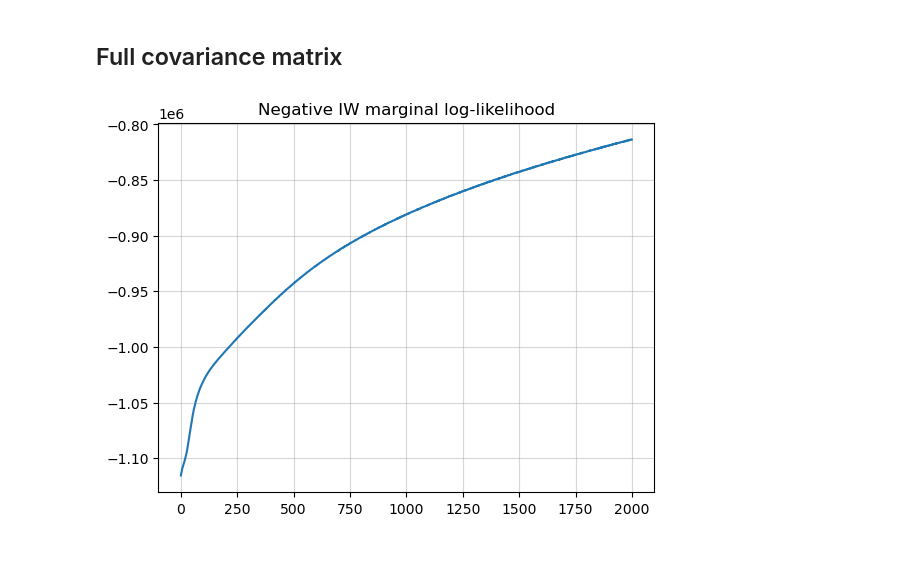
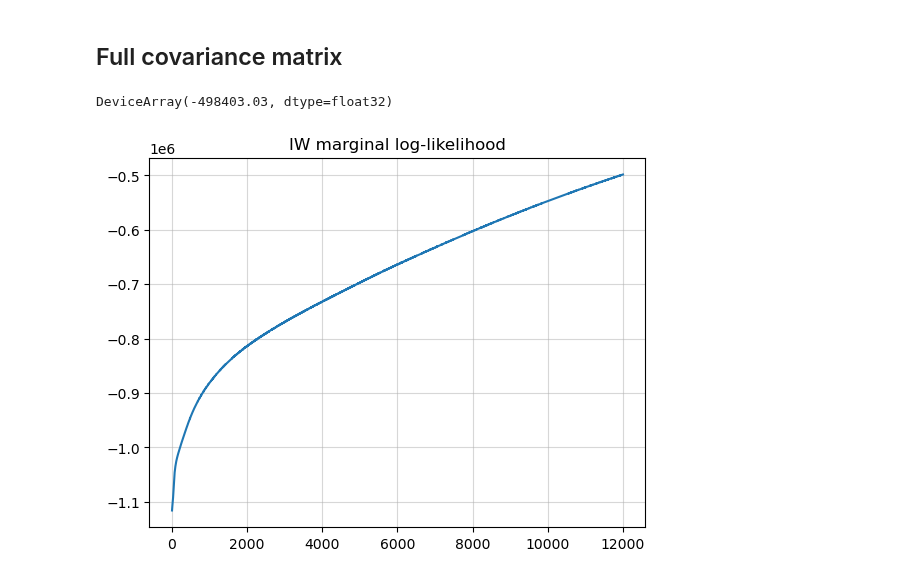
Before and after one commit to gerdm/hard-em-lvm, a Jupyter notebook: notebooks/vae-mnist.ipynb, the cells around one changed output. Saved outputs shown, nothing was run; the diff lists cells and outputs as text; code cells hidden in the pictures.

```diff
--- a/notebooks/vae-mnist.ipynb
+++ b/notebooks/vae-mnist.ipynb
@@ -38,7 +38,7 @@ mnist_test = MNIST(root, download=True, train=False)
 # %%
 key = jax.random.PRNGKey(314)
 key_fa_param, key_sample, key = jax.random.split(key, 3)
-key_vae, key_iplvae = jax.random.split(key)
+key_vae, key_test = jax.random.split(key)
 # %%
 n_train = 1000
 n_test = 500
@@ -159,7 +159,7 @@ class VAEIWFD(nn.Module):
 key_params_init, key_eps_init, key_train = jax.random.split(key_vae, 3)
 # %%
 batch_size = 100
-n_epochs = 2000
+n_epochs = 4000
 # %%
 tx = optax.adam(1e-5)
 # %%
@@ -215,6 +213,11 @@ hist_mll = -jnp.array(hist_loss)
+# %%
+hist_mll = -jnp.array(hist_loss)
+hist_mll[-1]
+# %% [output]
+DeviceArray(-498403.03, dtype=float32)
 # %%
-plt.title("Negative IW marginal log-likelihood")
+plt.title("IW marginal log-likelihood")
 plt.plot(hist_mll)
 plt.grid(alpha=0.5)
 # %% [output]
-[figure, old version]
+[figure, new version]
```
Also changed, not shown: parts of 3 cells of this notebook.
